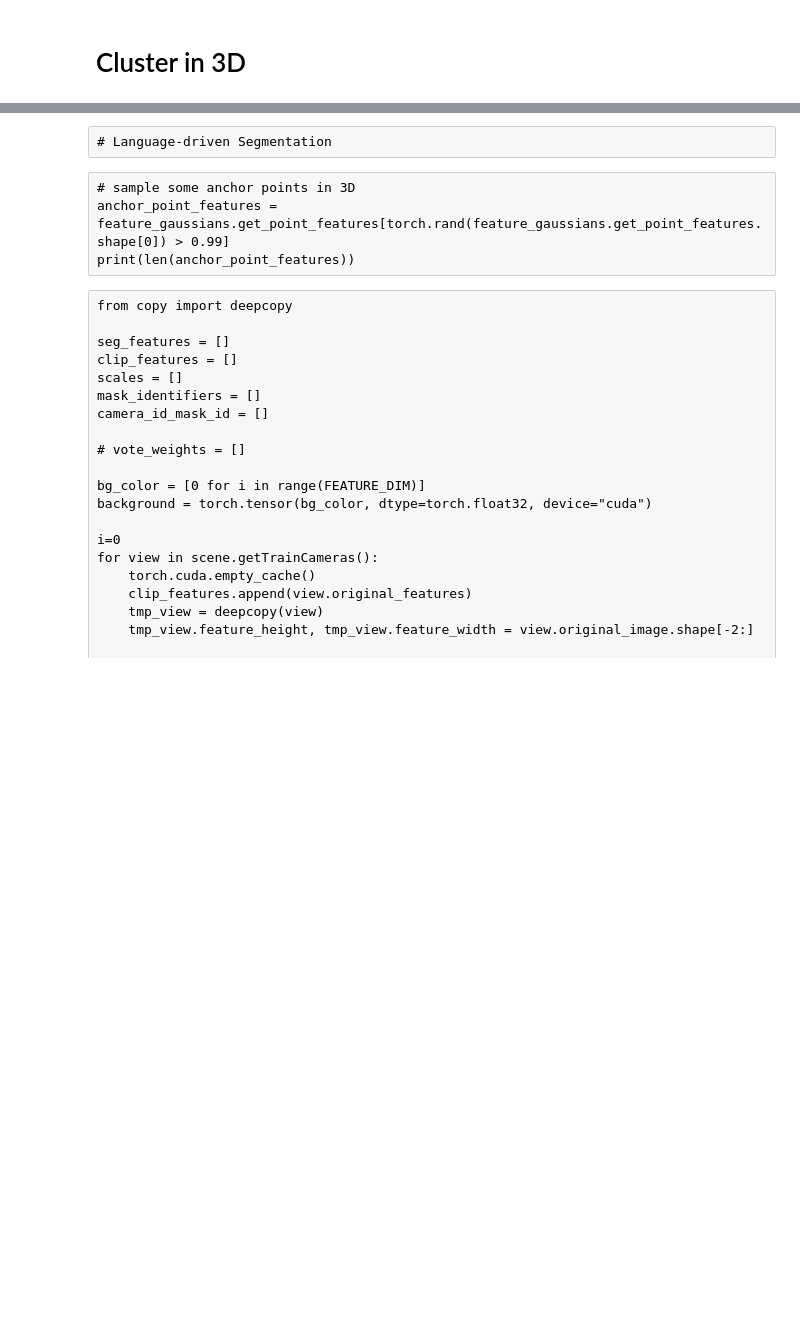
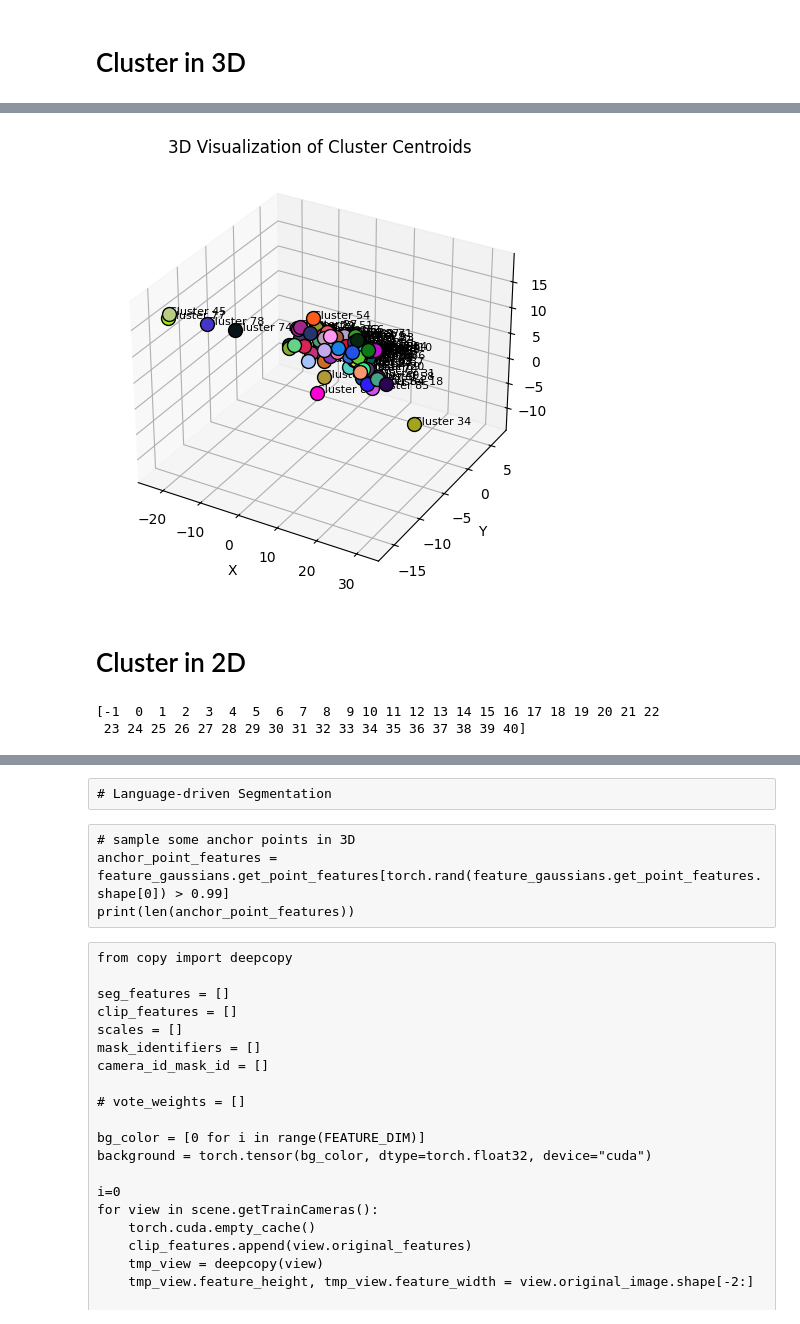
Before and after one commit to ArnavVarshney/SegAnyGAussians, a Jupyter notebook: prompt_segmenting.ipynb, the cells around one changed output, grey strips where cells are left out. Saved outputs shown, nothing was run; the diff lists cells and outputs as text; code cells hidden in the pictures; blank space fills up the shorter version.

```diff
--- a/prompt_segmenting.ipynb
+++ b/prompt_segmenting.ipynb
@@ -262,23 +256,0 @@ cluster_normed_features = torch.nn.functional.normalize(downsampled_features, di
-# %%
-import hdbscan
-
-clusterer = hdbscan.HDBSCAN(min_cluster_size=10, cluster_selection_epsilon=0.01)
-cluster_labels = clusterer.fit_predict(cluster_normed_features.reshape([-1, cluster_normed_features.shape[-1]]).detach().cpu().numpy())
-labels = cluster_labels.reshape([cluster_normed_features.shape[0], cluster_normed_features.shape[1]])
-print(np.unique(labels))
-
-cluster_centers = torch.zeros(len(np.unique(labels))-1, cluster_normed_features.shape[-1])
-for i in range(1, len(np.unique(labels))):
-    cluster_centers[i-1] = torch.nn.functional.normalize(cluster_normed_features[labels == i-1].mean(dim = 0), dim = -1)
-
-cluster_centers_coords = []
-for i in range(1, len(np.unique(labels))):
-    cluster_coords = np.argwhere(labels == i - 1)
-    x_median = np.median(np.array([x[0] for x in cluster_coords]))
-    y_median = np.median(np.array([x[1] for x in cluster_coords]))
-    # print(cluster_coords.min(axis=0), cluster_coords.max(axis=0))
-    # center_coords = cluster_coords.mean(axis=0)
-    cluster_centers_coords.append([x_median, y_median])
-
-cluster_centers_coords = np.array(cluster_centers_coords)
-print(cluster_centers_coords)
@@ -445,0 +410,22 @@ plt.imshow(rendered_seg_map.permute([1,2,0]).detach().cpu().numpy())
+# %%
+# Simple 3D visualization of just the centroids
+fig = plt.figure()
+ax = fig.add_subplot(111, projection='3d')
+
+# Plot the centroids
+for i, pos in enumerate(centroid_positions):
+    color = centroid_colors[i]
+    ax.scatter(pos[0], pos[1], pos[2], c=[color], s=100, marker='o', edgecolor='black')
+    ax.text(pos[0], pos[1], pos[2], f'Cluster {unique_clusters[i].item()}', size=8)
+
+ax.set_xlabel('X')
+ax.set_ylabel('Y')
+ax.set_zlabel('Z')
+ax.set_title('3D Visualization of Cluster Centroids')
+
+plt.tight_layout()
+plt.show()
+# %% [output]
+[figure, added]
+# %% [markdown]
+# Cluster in 2D
@@ -445,0 +435,14 @@ plt.imshow(rendered_seg_map.permute([1,2,0]).detach().cpu().numpy())
+# %%
+import hdbscan
+
+clusterer = hdbscan.HDBSCAN(min_cluster_size=10, cluster_selection_epsilon=0.01)
+cluster_labels = clusterer.fit_predict(cluster_normed_features.reshape([-1, cluster_normed_features.shape[-1]]).detach().cpu().numpy())
+labels = cluster_labels.reshape([cluster_normed_features.shape[0], cluster_normed_features.shape[1]])
+print(np.unique(labels))
+
+cluster_centers = torch.zeros(len(np.unique(labels))-1, cluster_normed_features.shape[-1])
+for i in range(1, len(np.unique(labels))):
+    cluster_centers[i-1] = torch.nn.functional.normalize(cluster_normed_features[labels == i-1].mean(dim = 0), dim = -1)
+# %% [output]
+[-1  0  1  2  3  4  5  6  7  8  9 10 11 12 13 14 15 16 17 18 19 20 21 22
+ 23 24 25 26 27 28 29 30 31 32 33 34 35 36 37 38 39 40]
```
Also changed, not shown: parts of 25 cells of this notebook.
